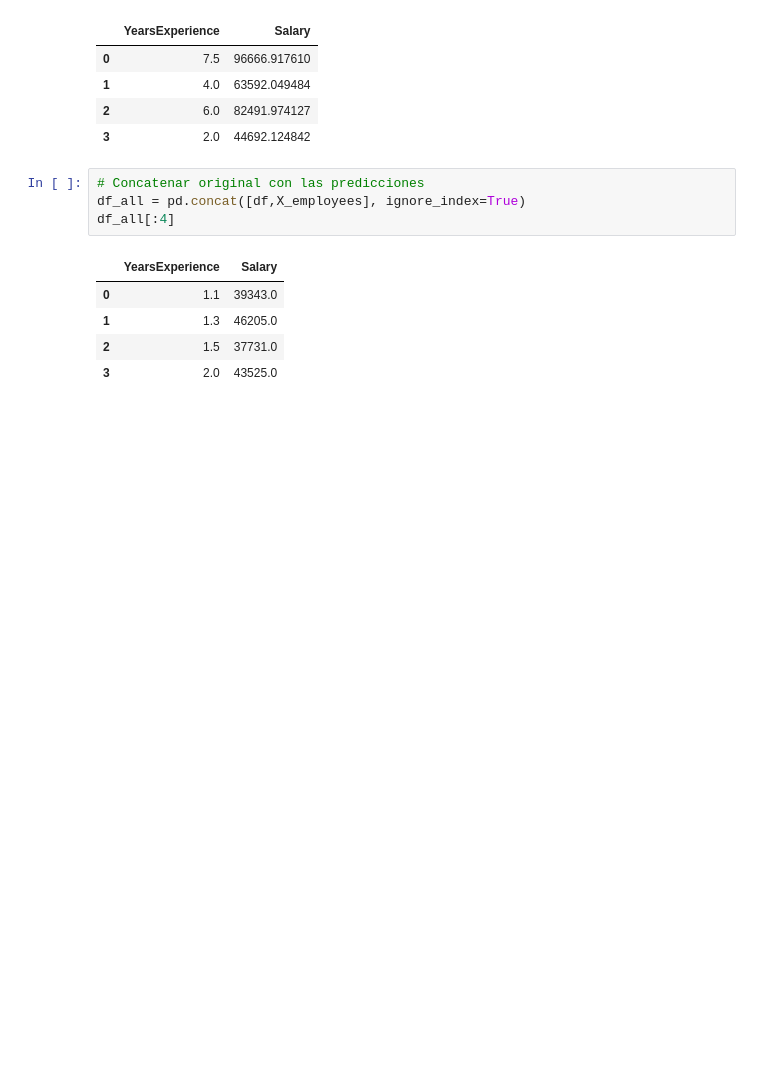
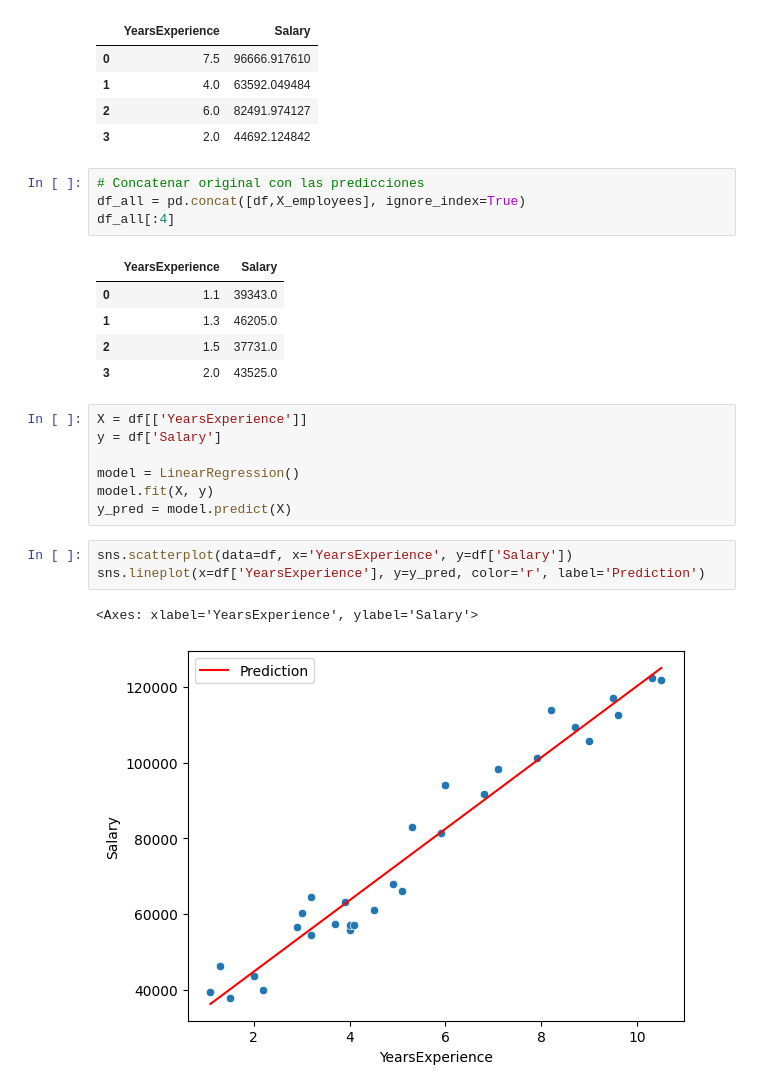
Before and after one commit to Angelbardon/curso-_analisis_angel_bardon, a Jupyter notebook: m6-ml/1.Regresion_year_salary..ipynb, the cells around one changed output. Saved outputs shown, nothing was run; the diff lists cells and outputs as text; blank space fills up the shorter version.

Commit message:
gráfica scatterplot

```diff
--- a/m6-ml/1.Regresion.ipynb
+++ b/m6-ml/1.Regresion_year_salary..ipynb
@@ -84,3 +84,16 @@ df_all[:4]
 | 1 | 1.3 | 46205.0 |
 | 2 | 1.5 | 37731.0 |
 | 3 | 2.0 | 43525.0 |
+# %%
+X = df[['YearsExperience']]
+y = df['Salary']
+
+model = LinearRegression()
+model.fit(X, y)
+y_pred = model.predict(X)
+# %%
+sns.scatterplot(data=df, x='YearsExperience', y=df['Salary'])
+sns.lineplot(x=df['YearsExperience'], y=y_pred, color='r', label='Prediction')
+# %% [output]
+<Axes: xlabel='YearsExperience', ylabel='Salary'>
+[figure, added]
```
Also changed, not shown: 1 other file.
